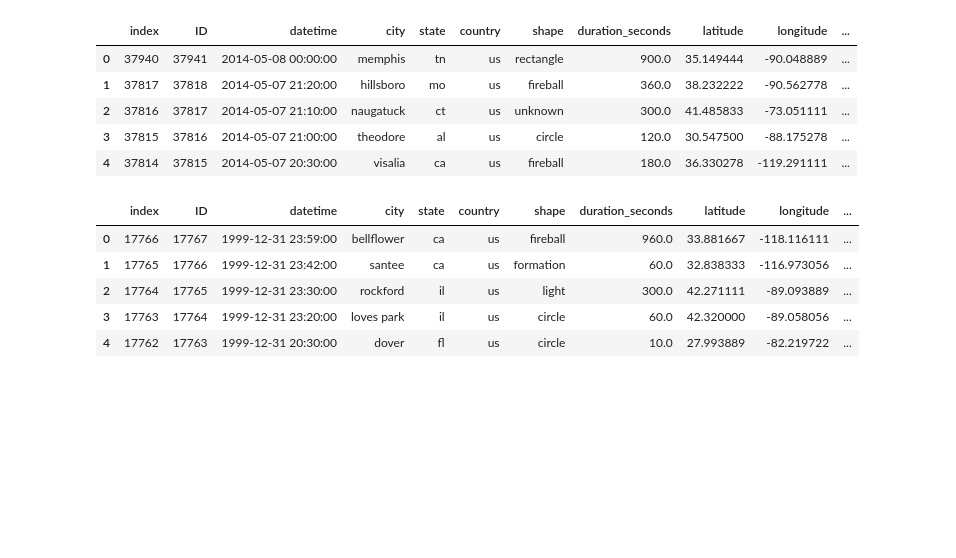
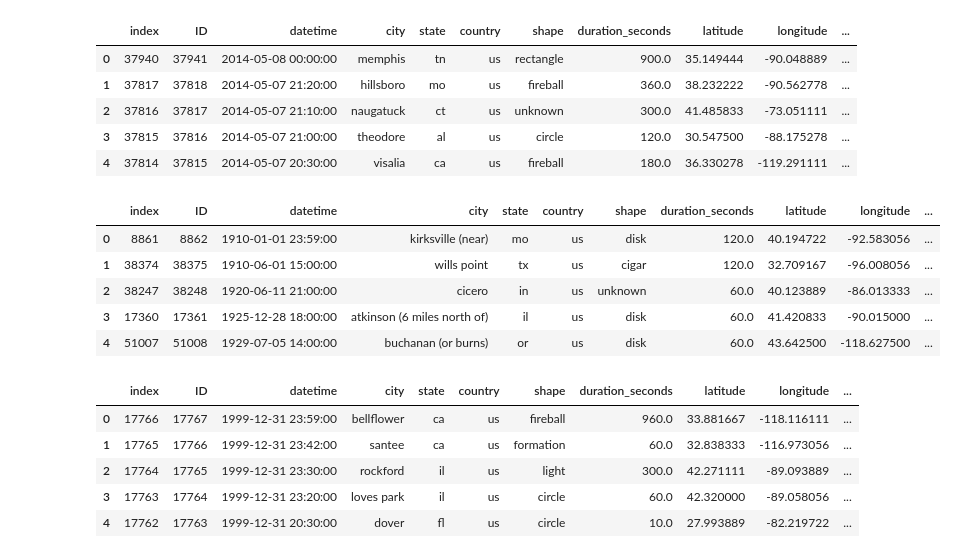
Before and after one commit to KushAGarg/project-3, a Jupyter notebook: data/andrew.ipynb, the cells around one changed output. Saved outputs shown, nothing was run; the diff lists cells and outputs as text; code cells hidden in the pictures; blank space fills up the shorter version.

```diff
--- a/data/andrew.ipynb
+++ b/data/andrew.ipynb
@@ -306,4 +306,15 @@ most_recent.head()
 | 2 | 37816 | 37817 | 2014-05-07 21:10:00 | naugatuck | ct | us | unknown | 300.0 | 41.485833 | -73.051111 | ... |
 | 3 | 37815 | 37816 | 2014-05-07 21:00:00 | theodore | al | us | circle | 120.0 | 30.547500 | -88.175278 | ... |
 | 4 | 37814 | 37815 | 2014-05-07 20:30:00 | visalia | ca | us | fireball | 180.0 | 36.330278 | -119.291111 | ... |
+# %%
+# Find the oldest entries in the data.
+sorted_by_date = df_ufo.sort_values("datetime", ascending=True).reset_index()
+sorted_by_date.head()
+# %% [output]
+|  | index | ID | datetime | city | state | country | shape | duration_seconds | latitude | longitude | ... |
+| 0 | 8861 | 8862 | 1910-01-01 23:59:00 | kirksville (near) | mo | us | disk | 120.0 | 40.194722 | -92.583056 | ... |
+| 1 | 38374 | 38375 | 1910-06-01 15:00:00 | wills point | tx | us | cigar | 120.0 | 32.709167 | -96.008056 | ... |
+| 2 | 38247 | 38248 | 1920-06-11 21:00:00 | cicero | in | us | unknown | 60.0 | 40.123889 | -86.013333 | ... |
+| 3 | 17360 | 17361 | 1925-12-28 18:00:00 | atkinson (6 miles north of) | il | us | disk | 60.0 | 41.420833 | -90.015000 | ... |
+| 4 | 51007 | 51008 | 1929-07-05 14:00:00 | buchanan (or burns) | or | us | disk | 60.0 | 43.642500 | -118.627500 | ... |
 # %%
```
Also changed, not shown: parts of 1 cell of this notebook, 3 other files.
